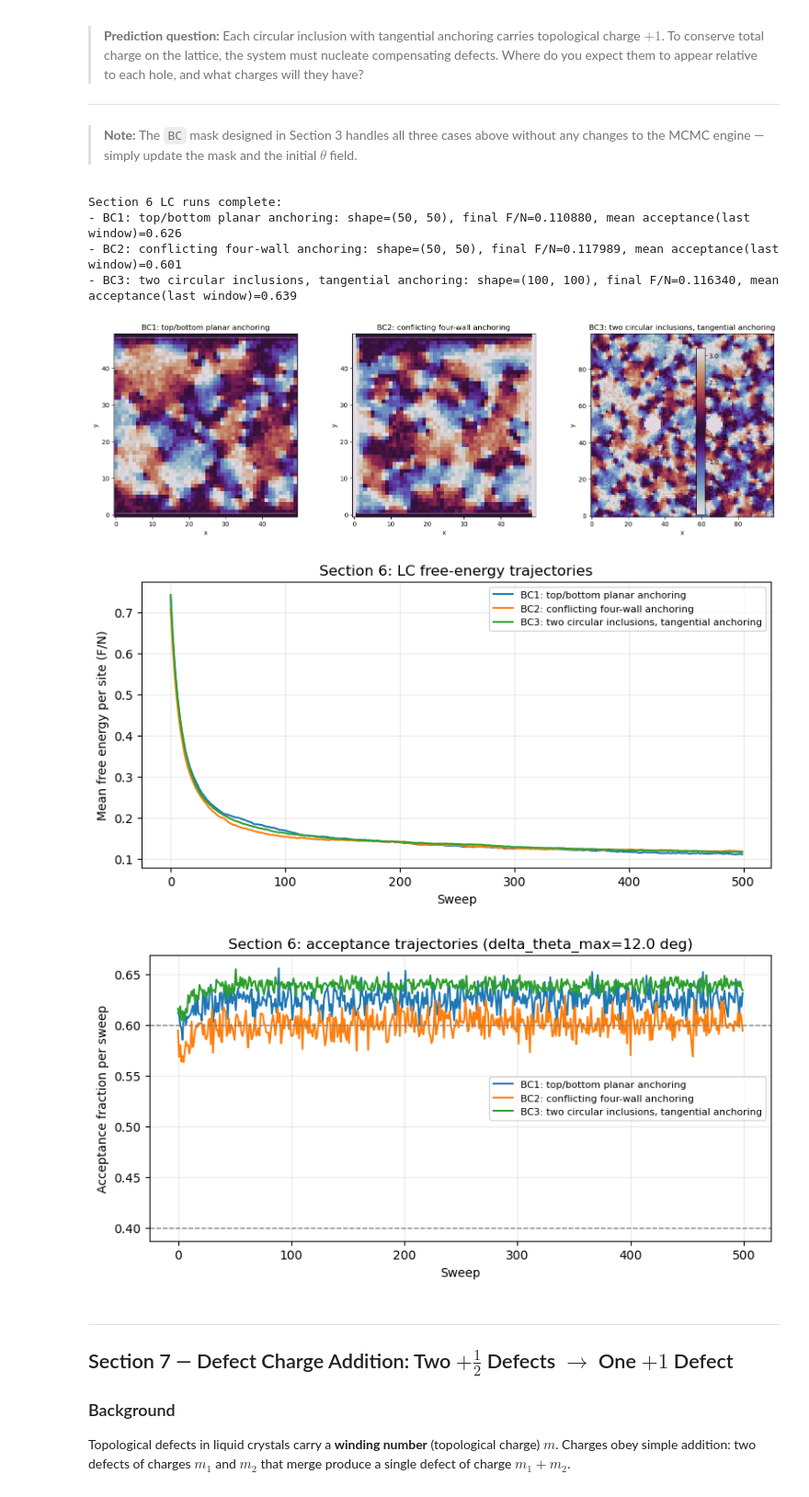
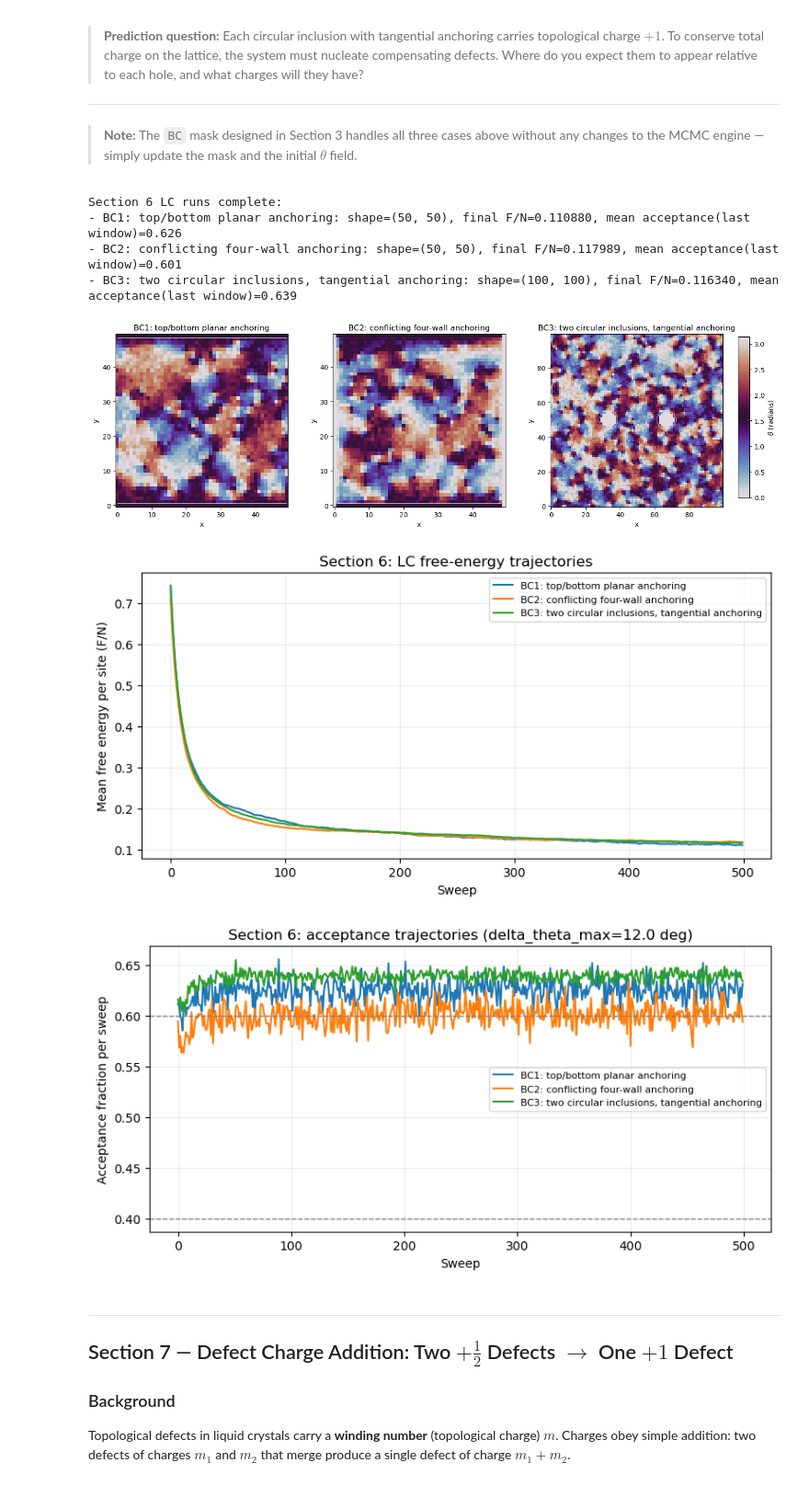
Before and after one commit to oceana-stack/DRPLiquidCrystalMonteCarlo, a Jupyter notebook: Documents/MCMC_LC_skeleton (2).ipynb, the cells around one changed output. Shown at 92% size. Drawn from its saved outputs; the diff is of its cells as text; code cells hidden in the pictures.

```diff
--- a/Documents/MCMC_LC_skeleton (2).ipynb
+++ b/Documents/MCMC_LC_skeleton (2).ipynb
@@ -953,21 +953,31 @@ def _pick_theta_for_section5():
 
 def compute_lc_energy_density_map(theta_field, K=1.0):
     """
-    Local elastic-energy density map per site for LC field.
-    Periodic boundaries; each bond shared by two sites.
+    Local elastic-energy density map per site for LC field
+    using director gradients:
+        e(i,j) = (K/4) * [|n(i,j)-n(i,j+1)|^2 + |n(i,j)-n(i,j-1)|^2
+                         + |n(i,j)-n(i+1,j)|^2 + |n(i,j)-n(i-1,j)|^2]
+    Periodic boundaries are used; the 1/4 factor prevents double-counting.
     """
     theta = np.asarray(theta_field, dtype=float)
+
     right = np.roll(theta, -1, axis=1)
     left = np.roll(theta, 1, axis=1)
     down = np.roll(theta, -1, axis=0)
     up = np.roll(theta, 1, axis=0)
 
-    d_r = headless_angle_diff(right, theta)
-    d_l = headless_angle_diff(theta, left)
-    d_d = headless_angle_diff(down, theta)
-    d_u = headless_angle_diff(theta, up)
+    nx, ny = np.cos(theta), np.sin(theta)
+    nx_r, ny_r = np.cos(right), np.sin(right)
+    nx_l, ny_l = np.cos(left), np.sin(left)
+    nx_d, ny_d = np.cos(down), np.sin(down)
+    nx_u, ny_u = np.cos(up), np.sin(up)
 
-    return 0.25 * float(K) * (d_r ** 2 + d_l ** 2 + d_d ** 2 + d_u ** 2)
+    dr2 = (nx - nx_r) ** 2 + (ny - ny_r) ** 2
+    dl2 = (nx - nx_l) ** 2 + (ny - ny_l) ** 2
+    dd2 = (nx - nx_d) ** 2 + (ny - ny_d) ** 2
+    du2 = (nx - nx_u) ** 2 + (ny - ny_u) ** 2
+
+    return 0.25 * float(K) * (dr2 + dl2 + dd2 + du2)
 
 
 name_theta, theta_vis = _pick_theta_for_section5()
@@ -1001,8 +1011,11 @@ for ax, phi, title in zip(axes, phi_list, titles):
     ax.set_title(title)
     ax.set_xlabel('x')
     ax.set_ylabel('y')
-fig.colorbar(im, ax=axes.ravel().tolist(), fraction=0.022, pad=0.02, label='Intensity')
-plt.tight_layout()
+
+# Avoid tight_layout warning with figure-level colorbar.
+fig.subplots_adjust(right=0.92, wspace=0.28)
+cax = fig.add_axes([0.94, 0.16, 0.015, 0.70])
+fig.colorbar(im, cax=cax, label='Intensity')
 plt.show()
 
 # 5.4 Energy-density overlay with director field
@@ -1485,9 +1520,11 @@ for ax, c in zip(axes, lc_cases):
     ax.set_xlabel('x')
     ax.set_ylabel('y')
 
-cbar = fig.colorbar(im, ax=axes.ravel().tolist(), fraction=0.022, pad=0.02)
+# Avoid tight_layout warning with figure-level colorbar.
+fig.subplots_adjust(right=0.92, wspace=0.26)
+cax = fig.add_axes([0.94, 0.16, 0.015, 0.70])
+cbar = fig.colorbar(im, cax=cax)
 cbar.set_label(r'$\theta$ (radians)')
-plt.tight_layout()
 plt.show()
 
 
@@ -1495,34 +1532,34 @@ plt.show()
 plt.figure(figsize=(8, 4.2))
 for c in lc_cases:
     plt.plot(c['F_traj'], label=c['name'])
 plt.xlabel('Sweep')
 plt.ylabel('Mean free energy per site (F/N)')
 plt.title('Section 6: LC free-energy trajectories')
 plt.legend(fontsize=8)
 plt.grid(alpha=0.25)
 plt.tight_layout()
 plt.show()
 
 
 # ---- Plot 3: acceptance-rate trajectories ----
 plt.figure(figsize=(8, 4.2))
 for c in lc_cases:
     plt.plot(c['acc_traj'], label=c['name'])
 plt.axhline(0.4, color='gray', ls='--', lw=1)
 plt.axhline(0.6, color='gray', ls='--', lw=1)
 plt.xlabel('Sweep')
 plt.ylabel('Acceptance fraction per sweep')
 plt.title(f'Section 6: acceptance trajectories (delta_theta_max={delta_theta_max_deg:.1f} deg)')
 plt.legend(fontsize=8)
 plt.grid(alpha=0.25)
 plt.tight_layout()
 plt.show()
 # %% [output]
 Section 6 LC runs complete:
 - BC1: top/bottom planar anchoring: shape=(50, 50), final F/N=0.110880, mean acceptance(last window)=0.626
 - BC2: conflicting four-wall anchoring: shape=(50, 50), final F/N=0.117989, mean acceptance(last window)=0.601
 - BC3: two circular inclusions, tangential anchoring: shape=(100, 100), final F/N=0.116340, mean acceptance(last window)=0.639
-[figure, old version]
+[figure, new version]
 [figure]
 [figure]
 # %% [markdown]
```
Also changed, not shown: parts of 2 cells of this notebook.
